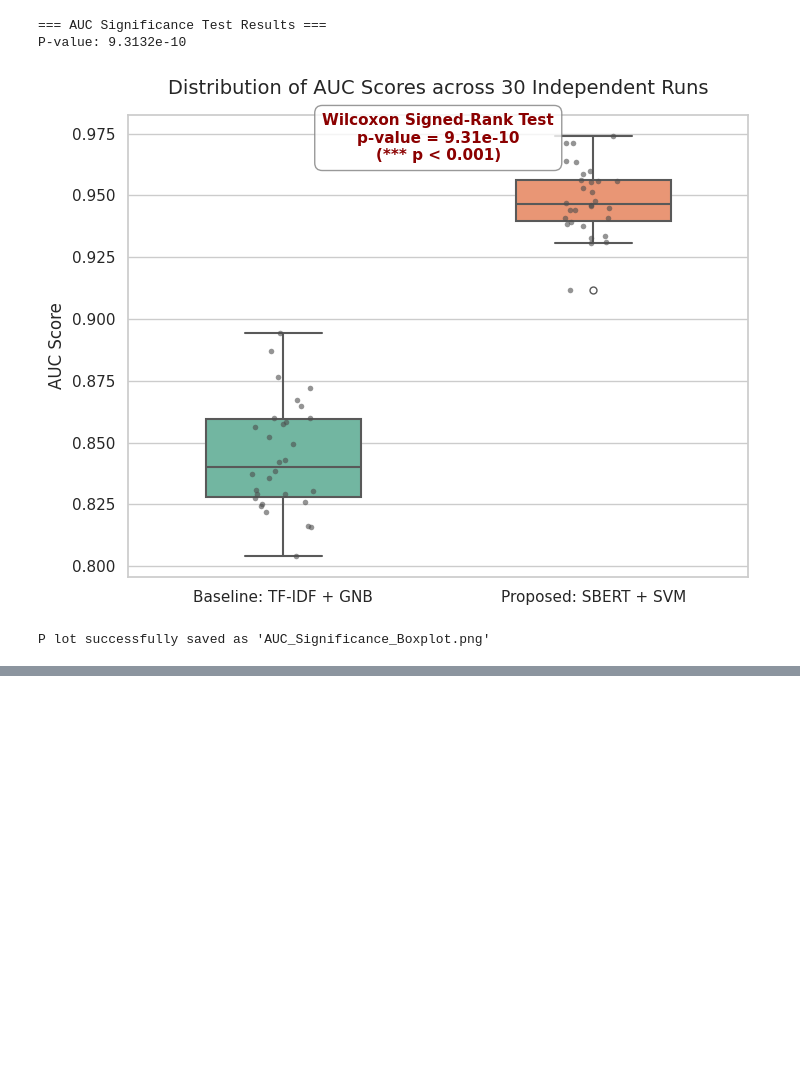
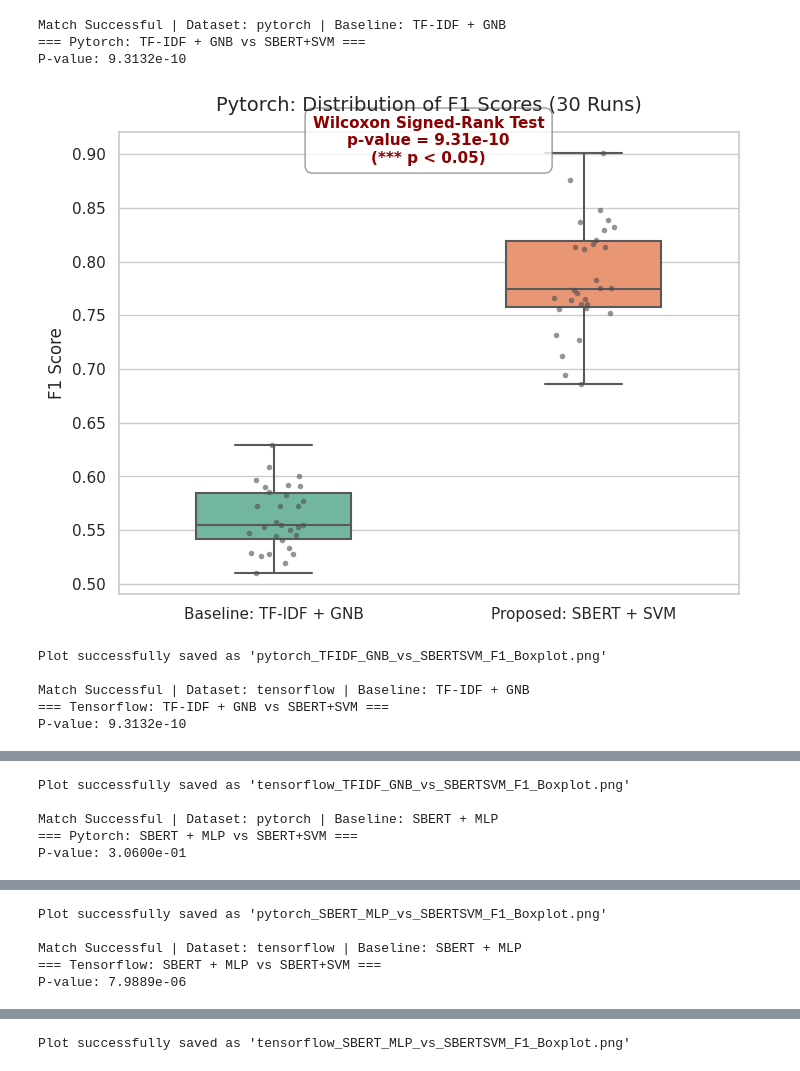
Before and after one commit to huinansky/ISE_Taks1, a Jupyter notebook: ISE_Taks1.ipynb, the cells around one changed output, grey strips where cells are left out. Drawn from its saved outputs; the diff is of its cells as text; code cells hidden in the pictures; blank space fills up the shorter version.

```diff
--- a/ISE_Taks1.ipynb
+++ b/ISE_Taks1.ipynb
@@ -971,7 +970,7 @@ The `errwidth` parameter is deprecated. And will be removed in v0.15.0. Pass `er
 # %%
 ########## Wilcoxon Statistical Test and Visualization ##########
 
-def get_stats_test_and_plot(baseline_file, proposed_file, metric='AUC'):
+def get_stats_test_and_plot(baseline_file, proposed_file, dataset_name, baseline_name, metric='AUC'):
     df_base = pd.read_csv(baseline_file)
     df_prop = pd.read_csv(proposed_file)
 
@@ -987,45 +986,75 @@ def get_stats_test_and_plot(baseline_file, proposed_file, metric='AUC'):
         scores_prop = clean_and_parse(df_prop[list_col].iloc[0])
 
         stat, p_value = wilcoxon(scores_prop, scores_base, alternative='greater')
-        print(f"=== {metric} Significance Test Results ===")
+        print(f"=== {dataset_name.capitalize()}: {baseline_name} vs SBERT+SVM ===")
         print(f"P-value: {p_value:.4e}")
 
-        # Plot academic boxplot
         plot_data = pd.DataFrame({
-            'Baseline: TF-IDF + GNB': scores_base,
+            f'Baseline: {baseline_name}': scores_base,
             'Proposed: SBERT + SVM': scores_prop
         })
 
         sns.set_theme(style="whitegrid")
         plt.figure(figsize=(8, 6))
 
         # Draw boxplot
         ax = sns.boxplot(data=plot_data, width=0.5, palette="Set2",
                          linewidth=1.5, fliersize=5)
 
         sns.stripplot(data=plot_data, size=4, color=".3", linewidth=0, alpha=0.6)
 
-        # # Set titles and labels
-        plt.title(f'Distribution of {metric} Scores across 30 Independent Runs', fontsize=14, pad=15)
+        plt.title(f'{dataset_name.capitalize()}: Distribution of {metric} Scores (30 Runs)', fontsize=14, pad=15)
         plt.ylabel(f'{metric} Score', fontsize=12)
         plt.xticks(fontsize=11)
 
-        significance_text = f"Wilcoxon Signed-Rank Test\np-value = {p_value:.2e}\n(*** p < 0.001)"
+        significance_text = f"Wilcoxon Signed-Rank Test\np-value = {p_value:.2e}\n(*** p < 0.05)"
         plt.text(0.5, plot_data.max().max() * 0.99, significance_text,
                  horizontalalignment='center', size=11, color='darkred', weight='bold',
                  bbox=dict(facecolor='white', alpha=0.8, edgecolor='gray', boxstyle='round,pad=0.5'))
 
-        # Save
-        plt.savefig(f'{metric}_Significance_Boxplot.png', dpi=300, bbox_inches='tight')
+        safe_base_name = baseline_name.replace(" ", "").replace("+", "_").replace("-", "")
+        save_name = f'{dataset_name}_{safe_base_name}_vs_SBERTSVM_{metric}_Boxplot.png'
+
+        plt.savefig(save_name, dpi=300, bbox_inches='tight')
         plt.show()
-        print(f"P lot successfully saved as '{metric}_Significance_Boxplot.png'")
+        print(f"Plot successfully saved as '{save_name}'\n")
 
     except Exception as e:
         print(f"Error parsing CSV format: {e}")
 
-get_stats_test_and_plot('pytorch_TFIDF_GNB_Results.csv', 'pytorch_SBERT_SVM_Results.csv', metric='AUC')
+
+T_BASE = "_TFIDF_GNB_Results.csv"
+N_BASE = "_SBERT_MLP_Results.csv"
+PROPOSED = "_SBERT_SVM_Results.csv"
+
+baseline_mapping = {
+    T_BASE: "TF-IDF + GNB",
+    N_BASE: "SBERT + MLP"
+}
+
+for suffix, base_name in baseline_mapping.items():
+    current_baseline_files = glob.glob(f"*{suffix}")
+
+    for b_file in current_baseline_files:
+        prefix = b_file.replace(suffix, "")
+        p_file = f"{prefix}{PROPOSED}"
+
+        if os.path.exists(p_file):
+            print(f"Match Successful | Dataset: {prefix} | Baseline: {base_name}")
+
+            try:
+                get_stats_test_and_plot(b_file, p_file, dataset_name=prefix, baseline_name=base_name, metric='F1')
+            except Exception as e:
+                print(f"  error: {e}")
+        else:
+            print(f"Skipping: Found baseline {b_file}, but could not find corresponding proposed file {p_file}")
 # %% [output]
-=== AUC Significance Test Results ===
+Match Successful | Dataset: pytorch | Baseline: TF-IDF + GNB
+=== Pytorch: TF-IDF + GNB vs SBERT+SVM ===
 P-value: 9.3132e-10
-[figure, old version]
+[figure, new version]
-P lot successfully saved as 'AUC_Significance_Boxplot.png'
+Plot successfully saved as 'pytorch_TFIDF_GNB_vs_SBERTSVM_F1_Boxplot.png'
+
+Match Successful | Dataset: tensorflow | Baseline: TF-IDF + GNB
+=== Tensorflow: TF-IDF + GNB vs SBERT+SVM ===
+P-value: 9.3132e-10
@@ -1031,0 +1062,5 @@ P lot successfully saved as 'AUC_Significance_Boxplot.png'
+Plot successfully saved as 'tensorflow_TFIDF_GNB_vs_SBERTSVM_F1_Boxplot.png'
+
+Match Successful | Dataset: pytorch | Baseline: SBERT + MLP
+=== Pytorch: SBERT + MLP vs SBERT+SVM ===
+P-value: 3.0600e-01
@@ -1031,0 +1068,5 @@ P lot successfully saved as 'AUC_Significance_Boxplot.png'
+Plot successfully saved as 'pytorch_SBERT_MLP_vs_SBERTSVM_F1_Boxplot.png'
+
+Match Successful | Dataset: tensorflow | Baseline: SBERT + MLP
+=== Tensorflow: SBERT + MLP vs SBERT+SVM ===
+P-value: 7.9889e-06
@@ -1031,0 +1074 @@ P lot successfully saved as 'AUC_Significance_Boxplot.png'
+Plot successfully saved as 'tensorflow_SBERT_MLP_vs_SBERTSVM_F1_Boxplot.png'
```
Also changed, not shown: parts of 11 cells of this notebook.
